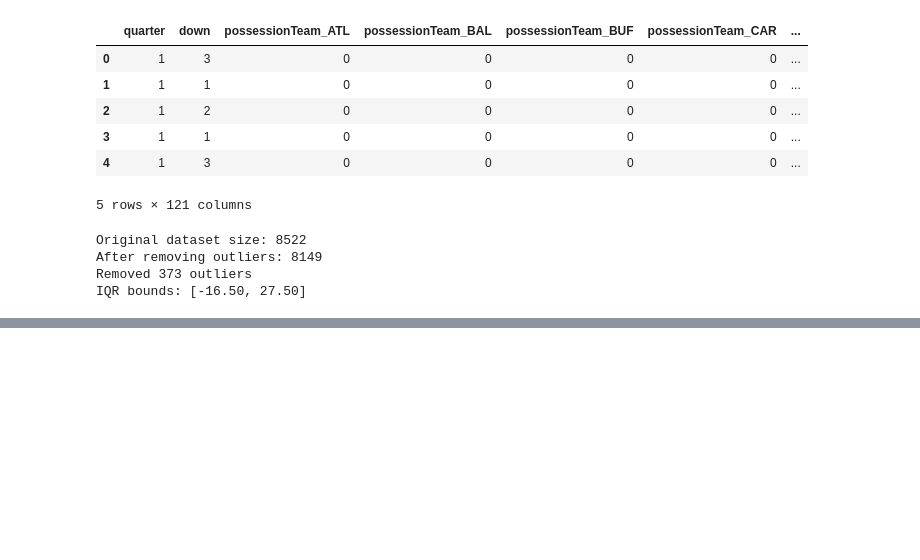
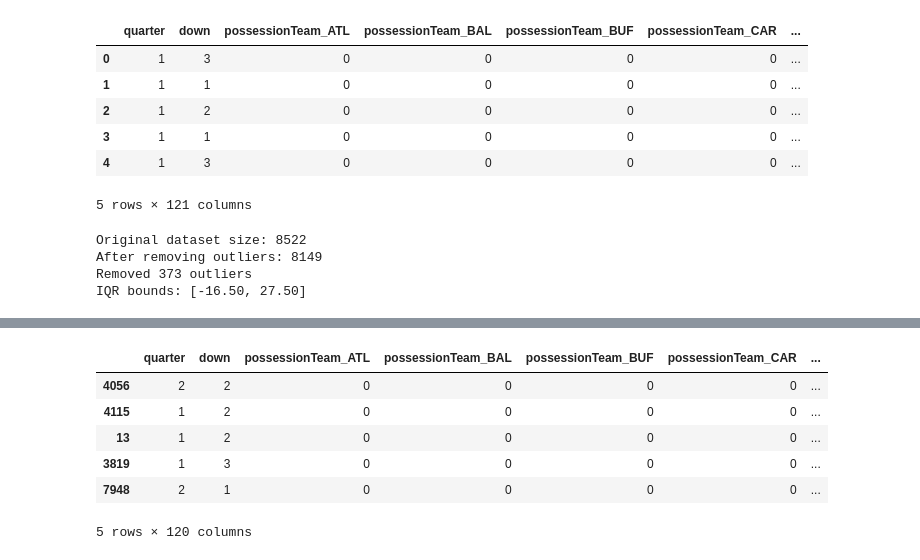
Before and after one commit to shmorhunmsds/summer_milestone_2, a Jupyter notebook: scripts/big_data_bowl/big_data_bowl_ms2_final.ipynb, the cells around one changed output, grey strips where cells are left out. Drawn from its saved outputs; the diff is of its cells as text; code cells hidden in the pictures; blank space fills up the shorter version.

```diff
--- a/scripts/big_data_bowl/big_data_bowl_ms2_final.ipynb
+++ b/scripts/big_data_bowl/big_data_bowl_ms2_final.ipynb
@@ -62,0 +246,10 @@ y_test.to_csv('/Users/petershmorhun/Documents/GitHub/summer_milestone_2/scripts/
+# %%
+X_train.head()
+# %% [output]
+|  | quarter | down | possessionTeam_ATL | possessionTeam_BAL | possessionTeam_BUF | possessionTeam_CAR | ... |
+| 4056 | 2 | 2 | 0 | 0 | 0 | 0 | ... |
+| 4115 | 1 | 2 | 0 | 0 | 0 | 0 | ... |
+| 13 | 1 | 2 | 0 | 0 | 0 | 0 | ... |
+| 3819 | 1 | 3 | 0 | 0 | 0 | 0 | ... |
+| 7948 | 2 | 1 | 0 | 0 | 0 | 0 | ... |
+5 rows × 120 columns
```
Also changed, not shown: parts of 4 cells of this notebook, 3 other files.
